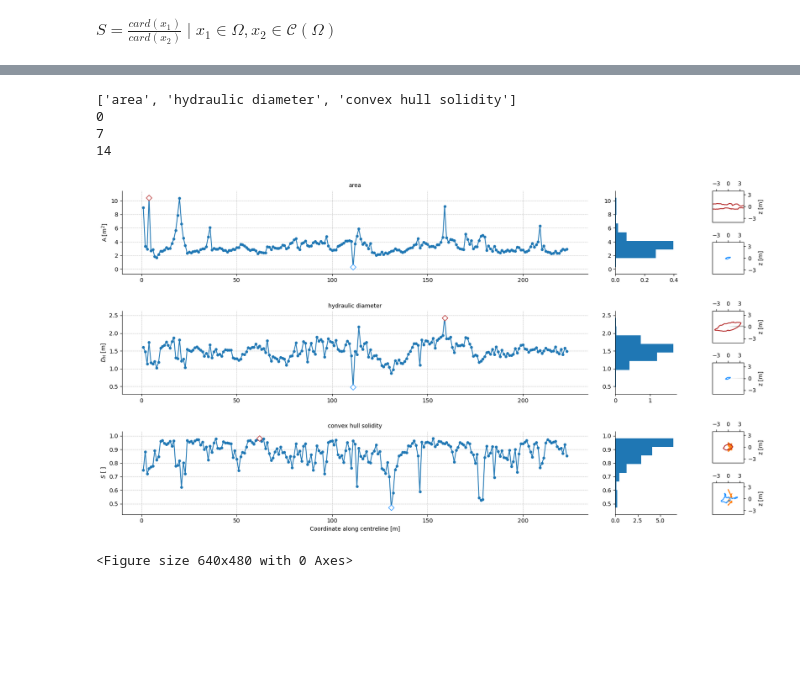
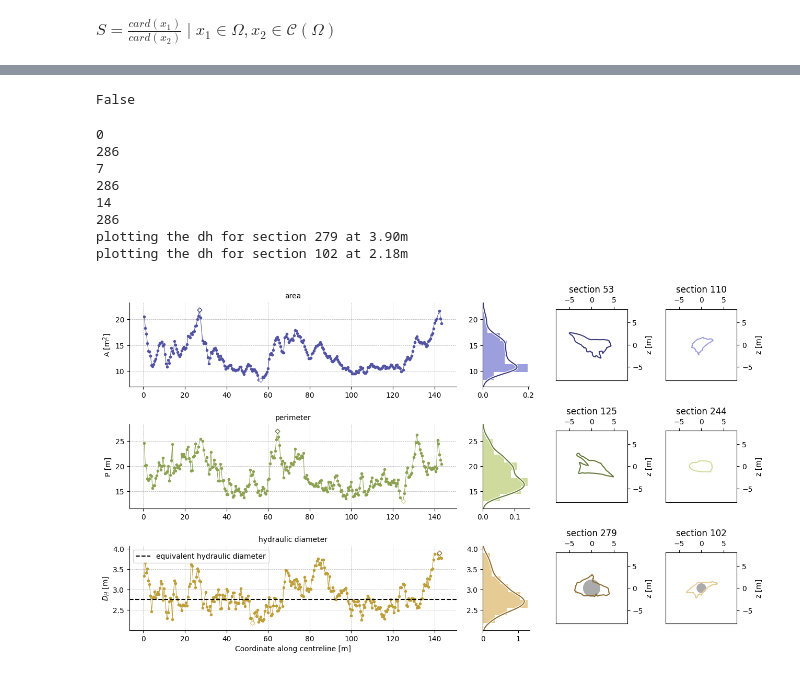
Before and after one commit to ERC-Karst/pc-centrelines, a Jupyter notebook: notebooks/step_by_step_characterisation/04_FirstOrderConduitStats.ipynb, the cells around one changed output, grey strips where cells are left out. Saved outputs shown, nothing was run; the diff lists cells and outputs as text; code cells hidden in the pictures; blank space fills up the shorter version.

Commit message:
update notebooks step by step with figures

```diff
--- a/notebooks/step_by_step_characterisation/04_FirstOrderConduitStats.ipynb
+++ b/notebooks/step_by_step_characterisation/04_FirstOrderConduitStats.ipynb
@@ -158,4 +296,7 @@ centreline_filepath = centreline_filepaths[idx]
 assert exists(centreline_filepath)
 centreline = np.loadtxt(centreline_filepath, skiprows=1)
 # %%
-interpolated_centreline, curvilinear_coords, normed_vectors = return_centreline_parametrisation(centreline, dt=1)
+interpolated_centreline, curvilinear_coords, normed_vectors = return_centreline_parametrisation(centreline, dt=0.5)
+# %%
+# too tortuous vectors, removed from calculation...
+ignore_calc = np.hstack(([False],  np.linalg.norm(np.diff(normed_vectors, axis=0), axis = 1) > 0.2))
@@ -162,45 +305,52 @@ interpolated_centreline, curvilinear_coords, normed_vectors = return_centreline_
 # %%
 sections = [np.loadtxt(join(sections_directory, f"s{c}.txt"), skiprows=1) for c in range(len(normed_vectors))]
 # %%
-sections2d = [geom.to2D(section, nP) for section, nP in zip(sections, normed_vectors)]
+sections2d = [geom.to2D(section, nP) for section, nP, remove in zip(sections, normed_vectors, ignore_calc) if not remove]
+# %%
+attributes = [0, 3, 5]
+n_attr = len(attributes)
+# %%
+geom.is_closed(sections2d[0])
+# %% [output]
+False
 # %%
-fig = plt.figure(figsize = (20, 18))
+fig = plt.figure(figsize = (15, 3*n_attr))
 
-gs = GridSpec(33, 50)
-attributes = [0, 5, 4]
+gs = GridSpec(7*n_attr, 50)
 
 labels = [geom.DESCRIPTOR_MAP[header[elem]]["name"] for elem in attributes]
 units = [geom.DESCRIPTOR_MAP[header[elem]]["unit"] for elem in attributes]
 abbrs = [geom.DESCRIPTOR_MAP[header[elem]]["abbr"] for elem in attributes]
 
-
-print(labels)
 descriptors = {}
 
 for n, (col, label, unit, abbr) in enumerate(zip(attributes, labels, units, abbrs)):
     i = 7*n
     print(i)
-    ax = fig.add_subplot(gs[i:i+5, :37])
+    ax = fig.add_subplot(gs[i:i+5, :27])
     ax.set_ylabel(f"{abbr} [{unit}]")
     ax.set_title(label, fontsize =10)
 
-    ax_hist = fig.add_subplot(gs[i:i+5, 39:44], sharey = ax)
+    ax_hist = fig.add_subplot(gs[i:i+5, 29:33], sharey = ax)
 
-    ax_inset1 = fig.add_subplot(gs[i:i+2, 46:])
-    ax_inset2 = fig.add_subplot(gs[i+3:i+5, 46:], sharex = ax_inset1, sharey = ax_inset1)
+    ax_inset1 = fig.add_subplot(gs[i:i+5, 35:41])
+    ax_inset2 = fig.add_subplot(gs[i:i+5, 44:], sharex = ax_inset1, sharey = ax_inset1)
 
     last = False
     if n == len(attributes) -1:
         last = True
 
-    plotDescriptor(sections2d, conduit_descriptors,header, col, ax, ax_hist, ax_inset1, ax_inset2, inset_size=4, last = last)
+
+    plotDescriptor(sections2d, conduit_descriptors[~ignore_calc],header, col, ax, ax_hist, ax_inset1, ax_inset2, inset_size=INSET_SIZE, last = last, attr_n=n)
+
+plt.savefig(f"./temp/barcelona_figures/curvilinear_attributes_{thecavepassage}_{'_'.join([str(elem) for elem in attributes])}.png")
 # %% [output]
-['area', 'hydraulic diameter', 'convex hull solidity']
 0
+286
 7
+286
 14
+286
+plotting the dh for section 279 at 3.90m
+plotting the dh for section 102 at 2.18m
-[figure, old version]
+[figure, new version]
-# %%
-fig = plt.figure()
-# %% [output]
-<Figure size 640x480 with 0 Axes>
```
Also changed, not shown: parts of 24 cells of this notebook, 5 other files.
